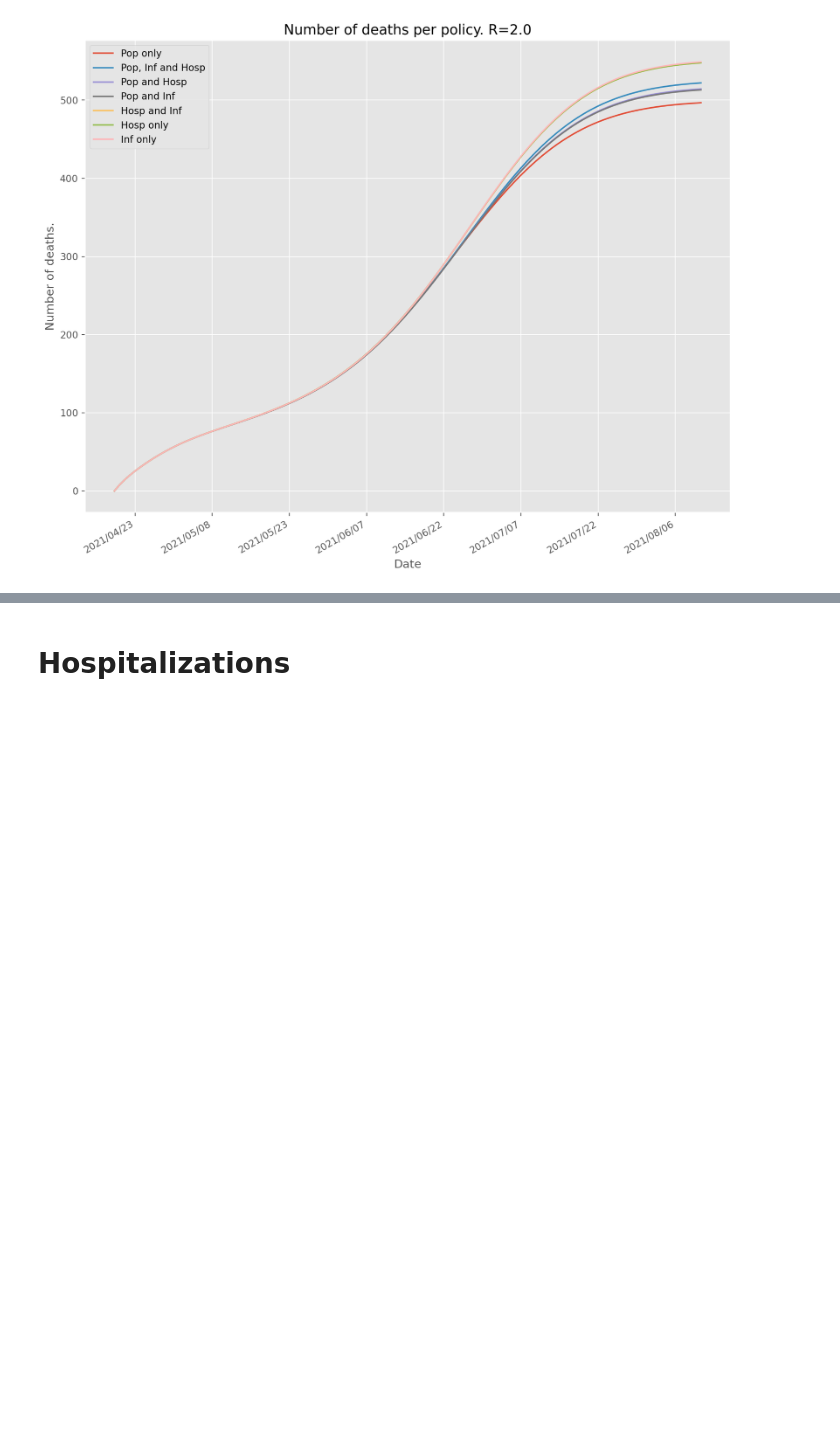
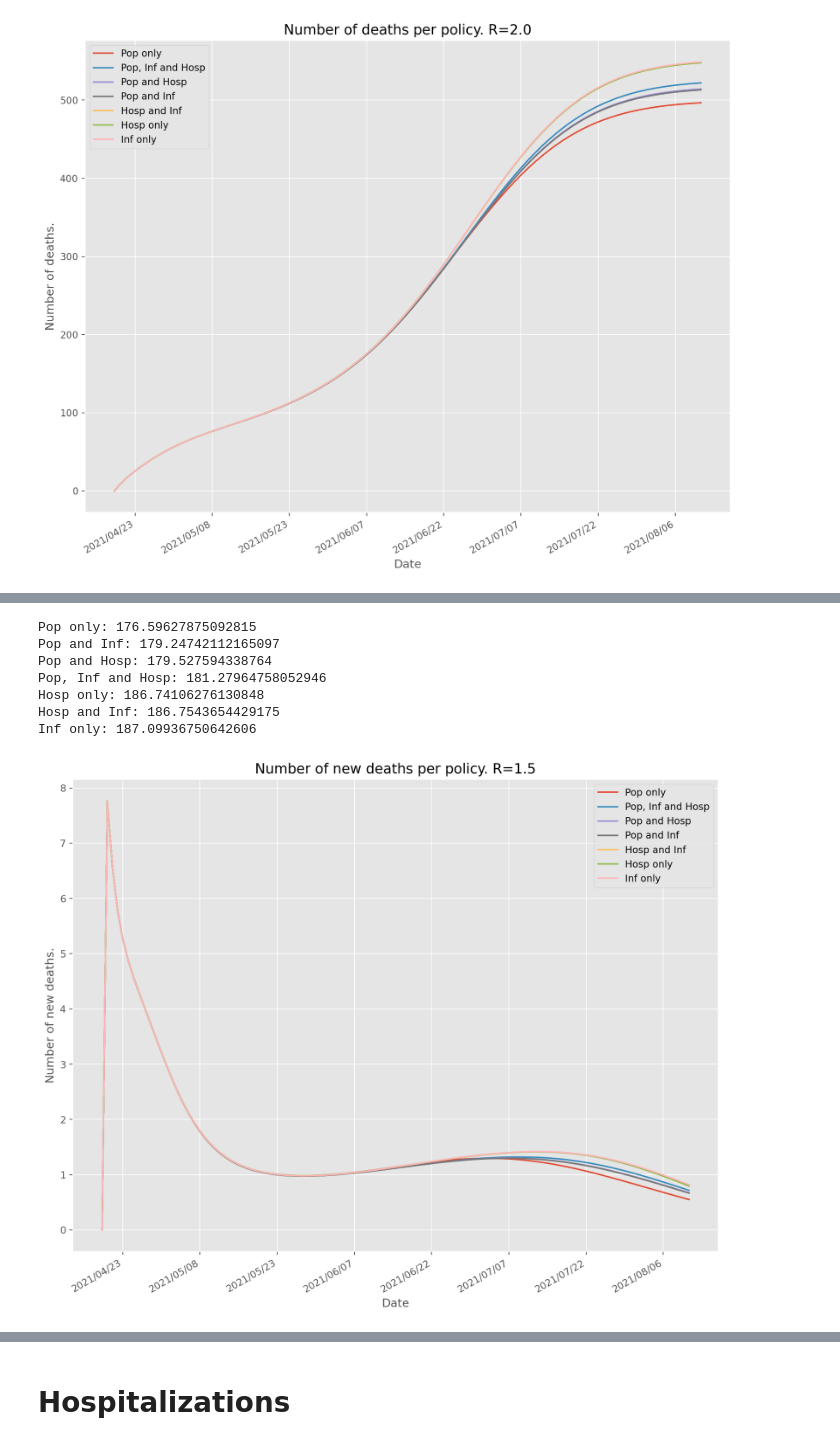
Before and after one commit to FINCoVID19/optimized_vaccination_finland, a Jupyter notebook: compare_vaccination_strategies.ipynb, the cells around one changed output, grey strips where cells are left out. Saved outputs shown, nothing was run; the diff lists cells and outputs as text; code cells hidden in the pictures; blank space fills up the shorter version.

```diff
--- a/compare_vaccination_strategies.ipynb
+++ b/compare_vaccination_strategies.ipynb
@@ -169,0 +206,17 @@ Inf only: 548.8690722888034
+# %%
+fig, ax = plt.subplots(figsize=(12, 10))
+fig.gca().xaxis.set_major_formatter(mdates.DateFormatter('%Y/%m/%d'))
+fig.gca().xaxis.set_major_locator(mdates.DayLocator(interval=plot_interval))
+
+ax = plot_results(ax, r=r_experiments[2], metric='new deaths', all_results=all_results, t0=t0, T=T)
+
+fig.autofmt_xdate()
+# %% [output]
+Pop only: 176.59627875092815
+Pop and Inf: 179.24742112165097
+Pop and Hosp: 179.527594338764
+Pop, Inf and Hosp: 181.27964758052946
+Hosp only: 186.74106276130848
+Hosp and Inf: 186.7543654429175
+Inf only: 187.09936750642606
+[figure, added]
```
Also changed, not shown: parts of 5 cells of this notebook, 2 other files.
